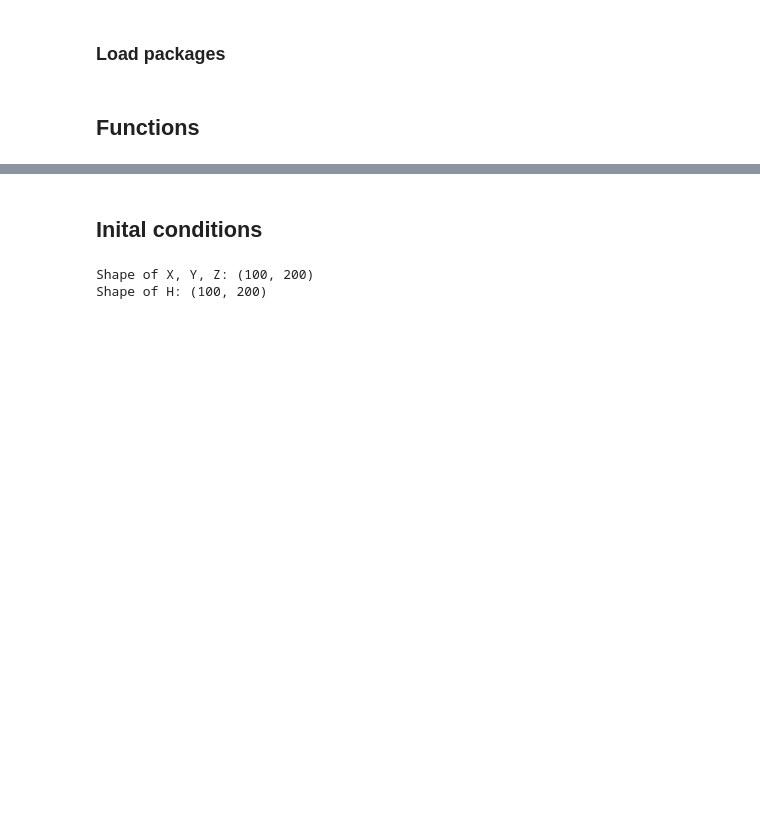
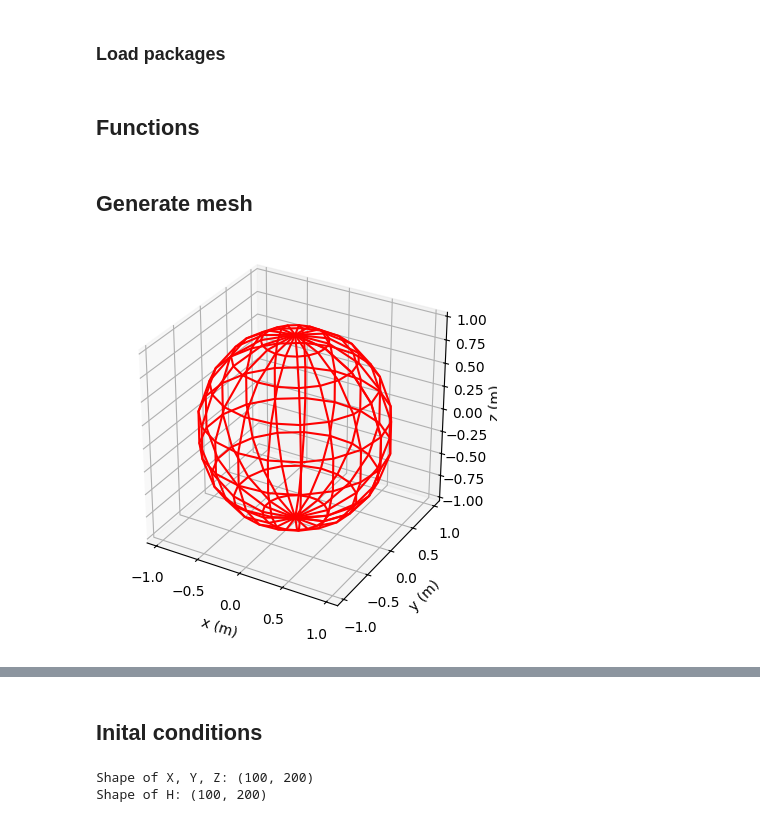
Before and after one commit to MelissaJessen/Shallow-Water-Equations, a Jupyter notebook: SWE-spherical-FVM.ipynb, the cells around one changed output, grey strips where cells are left out. Drawn from its saved outputs; the diff is of its cells as text; code cells hidden in the pictures; blank space fills up the shorter version.

```diff
--- a/SWE-spherical-FVM.ipynb
+++ b/SWE-spherical-FVM.ipynb
@@ -171,3 +171,5 @@ def plot_initial_condition_simple(theta, phi, H):
     # Show the combined plot
     plt.tight_layout()
     plt.show()
+# %% [markdown]
+## Generate mesh
@@ -173,0 +181,18 @@ def plot_initial_condition_simple(theta, phi, H):
+# %%
+fig = plt.figure()
+ax = fig.add_subplot(111, projection='3d')
+ax.set_aspect("equal")
+
+# draw sphere
+u, v = np.mgrid[0:2*np.pi:20j, 0:np.pi:10j]
+x = np.cos(u)*np.sin(v)
+y = np.sin(u)*np.sin(v)
+z = np.cos(v)
+ax.set_xlabel('x (m)')
+ax.set_ylabel('y (m)')
+ax.set_zlabel('z (m)')
+ax.plot_wireframe(x, y, z, color="r")
+
+plt.show()
+# %% [output]
+[figure, added]
```
Also changed, not shown: parts of 5 cells of this notebook, 2 other files.
